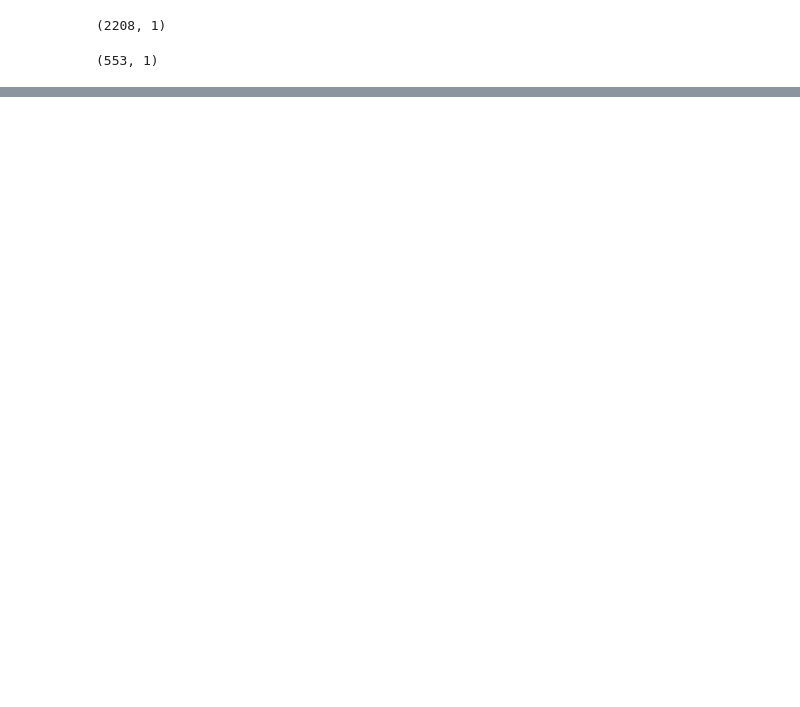
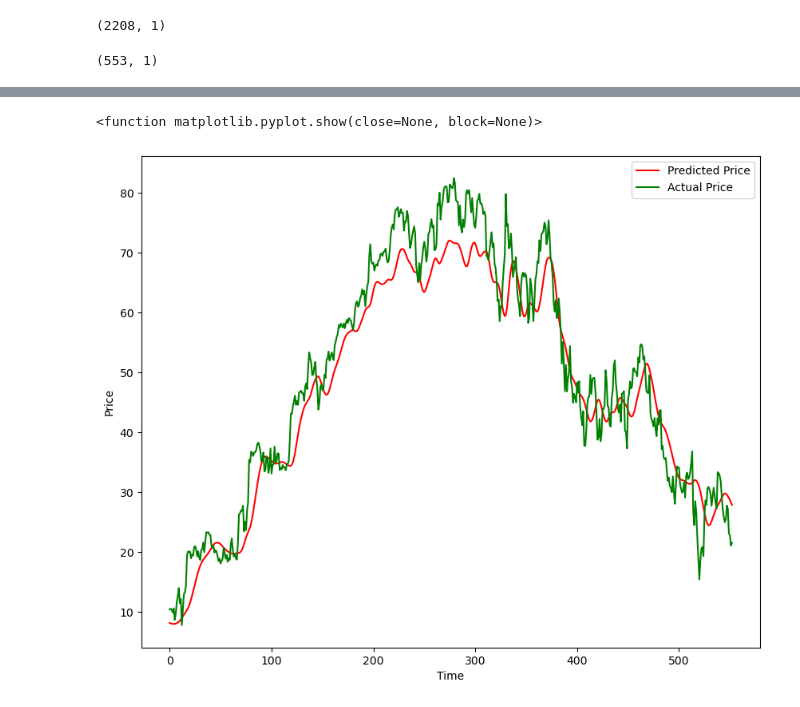
Before and after one commit to AzizuAhmad/AIEngineer, a Jupyter notebook: DataScienceProject/PredictStockPrice/main.ipynb, the cells around one changed output, grey strips where cells are left out. Saved outputs shown, nothing was run; the diff lists cells and outputs as text; code cells hidden in the pictures; blank space fills up the shorter version.

Commit message:
PredictStockPrice

```diff
--- a/DataScienceProject/PredictStockPrice/main.ipynb
+++ b/DataScienceProject/PredictStockPrice/main.ipynb
@@ -107,0 +233,12 @@ data_test.shape
+# %%
+x = []
+y = []
+
+for i in range(100,data_test_scale.shape[0]):
+    x.append(data_test_scale[i-100:i])
+    y.append(data_test_scale[i,0])
+
+
+x,y = np.array(x), np.array(y)
+# %%
+y_predict = model.predict(x)
@@ -107,0 +247,16 @@ data_test.shape
+# %%
+scale = 1/scaler.scale_
+# %%
+y_predict = y_predict*scale
+y = y*scale
+# %%
+plt.figure(figsize= (10,8))
+plt.plot(y_predict, 'r', label = 'Predicted Price')
+plt.plot(y, 'g', label = 'Actual Price')
+plt.xlabel('Time')
+plt.ylabel('Price')
+plt.legend()
+plt.show
+# %% [output]
+<function matplotlib.pyplot.show(close=None, block=None)>
+[figure, added]
```
Also changed, not shown: parts of 21 cells of this notebook, 5 other files.
